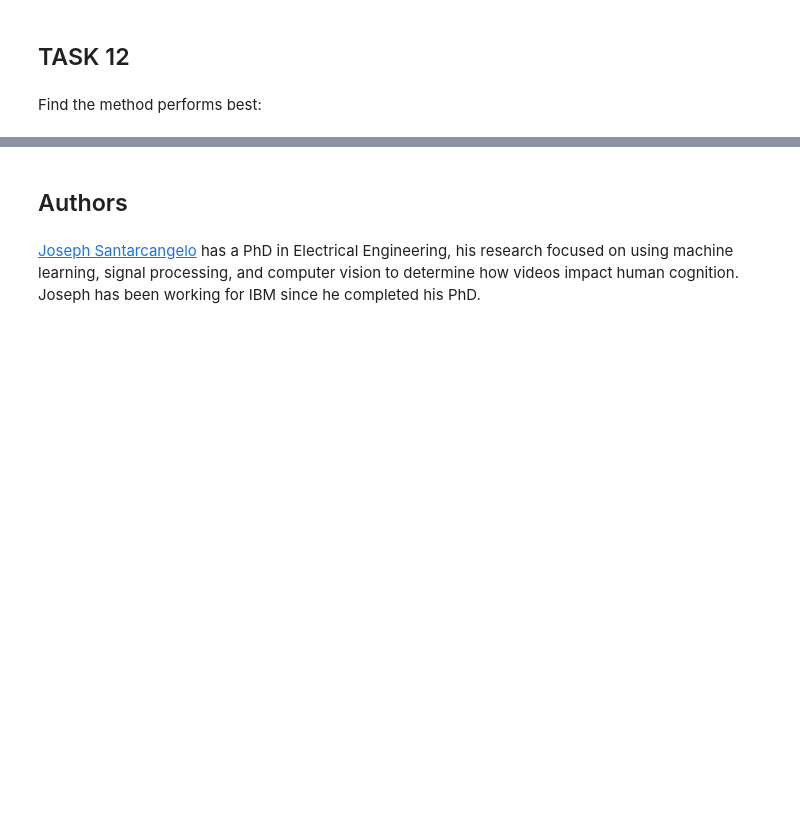
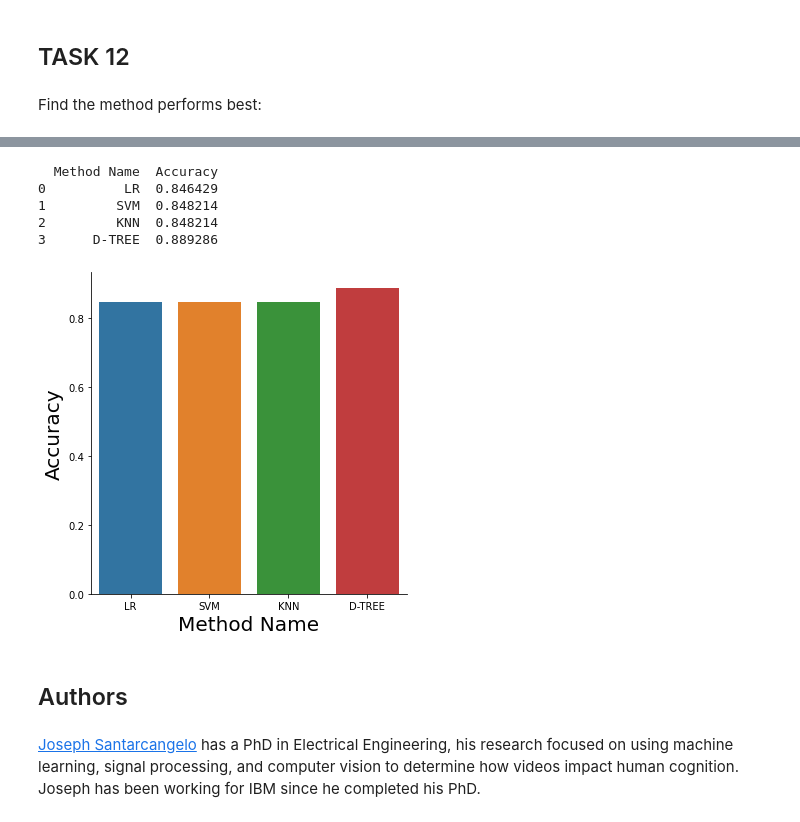
Before and after one commit to Kumer1991/Coursera_Capstone, a Jupyter notebook: Predictive Modelling.ipynb, the cells around one changed output, grey strips where cells are left out. Drawn from its saved outputs; the diff is of its cells as text; code cells hidden in the pictures; blank space fills up the shorter version.

```diff
--- a/Predictive Modelling.ipynb
+++ b/Predictive Modelling.ipynb
@@ -306,3 +321,23 @@ Best Params is : {'criterion': 'entropy', 'max_depth': 14, 'max_features': 'sqrt
+# %%
+#Method vs  Accuracy
+Data = {'Method Name': ['LR', 'SVM', 'KNN', 'D-TREE'],
+       'Accuracy': [0.8464285714285713,  0.8482142857142856, 0.8482142857142858, 0.8892857142857145]}
+Table = pd.DataFrame(Data)
+print(Table)
+# %% [output]
+  Method Name  Accuracy
+0          LR  0.846429
+1         SVM  0.848214
+2         KNN  0.848214
+3      D-TREE  0.889286
+# %%
+#Bar Plot of Mathod vs Accuracy
+sns.catplot(y="Accuracy", x="Method Name", data= Table, kind = "bar")
+plt.xlabel("Method Name",fontsize=20)
+plt.ylabel("Accuracy",fontsize=20)
+plt.show()
+# %% [output]
+[figure, added]
 # %% [markdown]
 ## Authors
 # %% [markdown]
```
Also changed, not shown: parts of 8 cells of this notebook.
